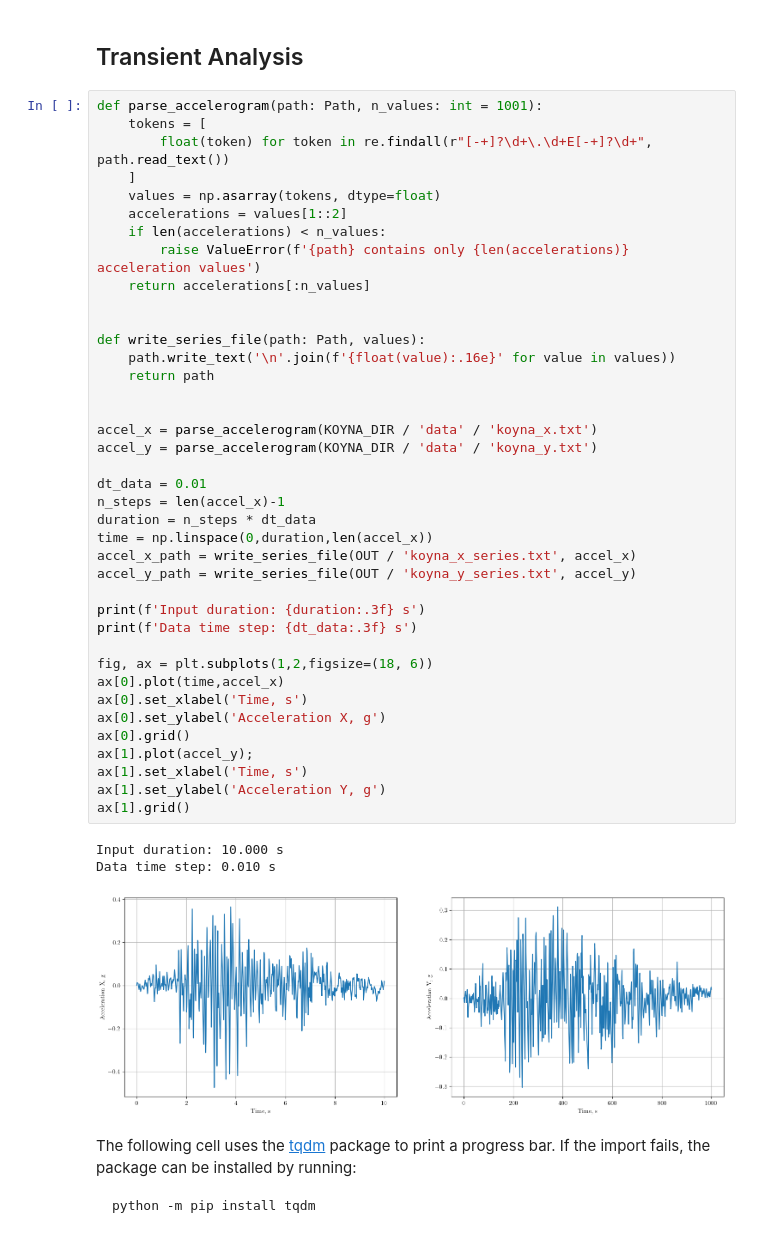
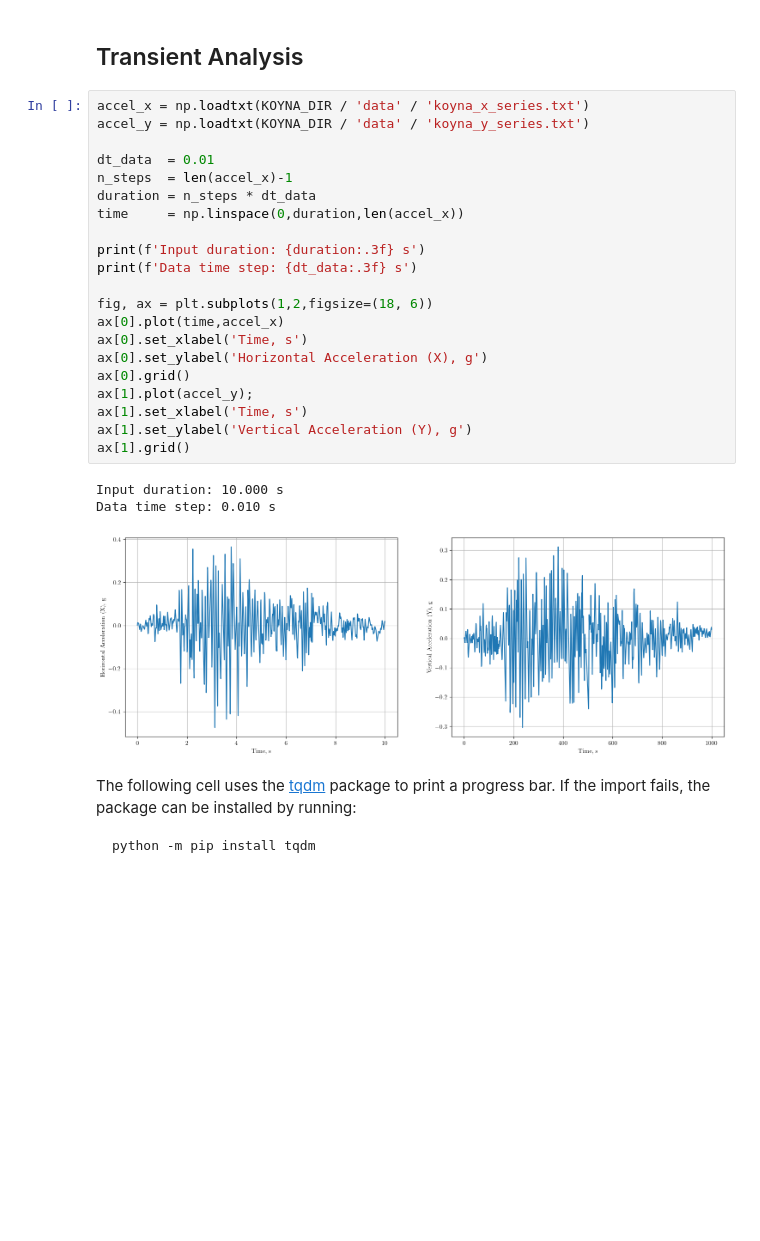
Before and after one commit to peer-open-source/xara-docs, a Jupyter notebook: gallery2/plane/plane-0101.ipynb, the cells around one changed output. Drawn from its saved outputs; the diff is of its cells as text; blank space fills up the shorter version.

```diff
--- a/gallery2/plane/plane-0101.ipynb
+++ b/gallery2/plane/plane-0101.ipynb
@@ -258,48 +279,30 @@ artist
 # %% [markdown]
 ## Transient Analysis
 # %%
-def parse_accelerogram(path: Path, n_values: int = 1001):
-    tokens = [
-        float(token) for token in re.findall(r"[-+]?\d+\.\d+E[-+]?\d+", path.read_text())
-    ]
-    values = np.asarray(tokens, dtype=float)
-    accelerations = values[1::2]
-    if len(accelerations) < n_values:
-        raise ValueError(f'{path} contains only {len(accelerations)} acceleration values')
-    return accelerations[:n_values]
+accel_x = np.loadtxt(KOYNA_DIR / 'data' / 'koyna_x_series.txt')
+accel_y = np.loadtxt(KOYNA_DIR / 'data' / 'koyna_y_series.txt')
 
-
-def write_series_file(path: Path, values):
-    path.write_text('\n'.join(f'{float(value):.16e}' for value in values))
-    return path
-
-
-accel_x = parse_accelerogram(KOYNA_DIR / 'data' / 'koyna_x.txt')
-accel_y = parse_accelerogram(KOYNA_DIR / 'data' / 'koyna_y.txt')
-
-dt_data = 0.01
-n_steps = len(accel_x)-1
+dt_data  = 0.01
+n_steps  = len(accel_x)-1
 duration = n_steps * dt_data
-time = np.linspace(0,duration,len(accel_x))
-accel_x_path = write_series_file(OUT / 'koyna_x_series.txt', accel_x)
-accel_y_path = write_series_file(OUT / 'koyna_y_series.txt', accel_y)
+time     = np.linspace(0,duration,len(accel_x))
 
 print(f'Input duration: {duration:.3f} s')
 print(f'Data time step: {dt_data:.3f} s')
 
 fig, ax = plt.subplots(1,2,figsize=(18, 6))
 ax[0].plot(time,accel_x)
 ax[0].set_xlabel('Time, s')
-ax[0].set_ylabel('Acceleration X, g')
+ax[0].set_ylabel('Horizontal Acceleration (X), g')
 ax[0].grid()
 ax[1].plot(accel_y);
 ax[1].set_xlabel('Time, s')
-ax[1].set_ylabel('Acceleration Y, g')
+ax[1].set_ylabel('Vertical Acceleration (Y), g')
 ax[1].grid()
 # %% [output]
 Input duration: 10.000 s
 Data time step: 0.010 s
-[figure, old version]
+[figure, new version]
 # %% [markdown]
 The following cell uses the [tqdm](https://tqdm.github.io/) package to print a progress bar.
 If the import fails, the package can be installed by running:
```
Also changed, not shown: parts of 17 cells of this notebook.
